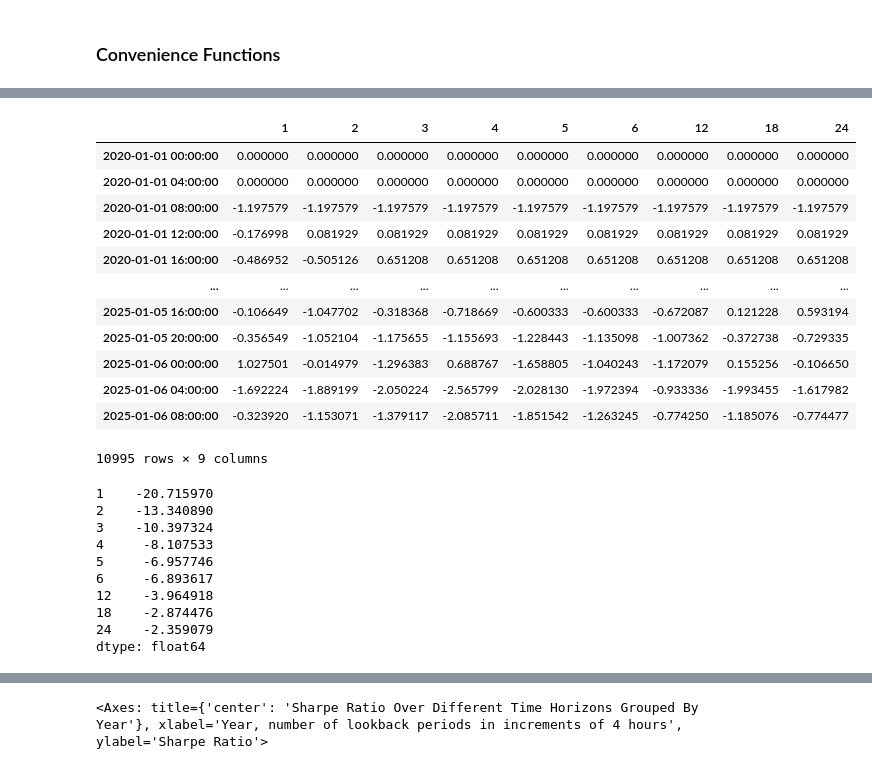
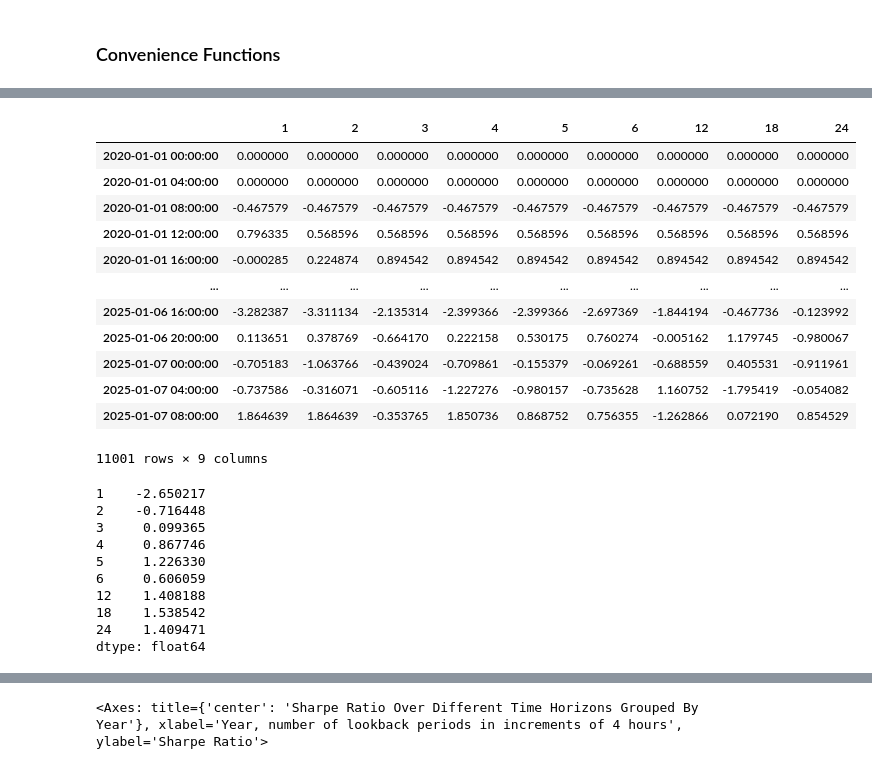
Before and after one commit to wbchristerson/jn-learning, a Jupyter notebook: cryptocurrency_stat_arb.ipynb, the cells around one changed output, grey strips where cells are left out. Cells and saved outputs as stored; diff of their text form; code cells hidden in the pictures.

```diff
--- a/cryptocurrency_stat_arb.ipynb
+++ b/cryptocurrency_stat_arb.ipynb
@@ -216,45 +202,45 @@ strat_1_gross_ret * 365
 # %%
 def get_strat_1_net_returns(strat_1_holdings, ret):
     #get_net_return(strat_holdings, ret)
     strat_1_net_ret = dict()
     for t in strat_1_holdings.keys():
         strat_1_net_ret[t] = get_net_return(strat_1_holdings[t], ret)
 
     return pd.DataFrame(strat_1_net_ret)
 
-strat_1_net_daily_ret = get_strat_1_net_returns(strat_1_holdings, ret)
-strat_1_net_daily_ret * 365
+strat_1_gross_daily_ret = get_strat_1_gross_returns(strat_1_holdings, ret)
+strat_1_gross_daily_ret * 365
 # %% [output]
 |  | 1 | 2 | 3 | 4 | 5 | 6 | 12 | 18 | 24 |
 | 2020-01-01 00:00:00 | 0.000000 | 0.000000 | 0.000000 | 0.000000 | 0.000000 | 0.000000 | 0.000000 | 0.000000 | 0.000000 |
 | 2020-01-01 04:00:00 | 0.000000 | 0.000000 | 0.000000 | 0.000000 | 0.000000 | 0.000000 | 0.000000 | 0.000000 | 0.000000 |
-| 2020-01-01 08:00:00 | -1.197579 | -1.197579 | -1.197579 | -1.197579 | -1.197579 | -1.197579 | -1.197579 | -1.197579 | -1.197579 |
-| 2020-01-01 12:00:00 | -0.176998 | 0.081929 | 0.081929 | 0.081929 | 0.081929 | 0.081929 | 0.081929 | 0.081929 | 0.081929 |
-| 2020-01-01 16:00:00 | -0.486952 | -0.505126 | 0.651208 | 0.651208 | 0.651208 | 0.651208 | 0.651208 | 0.651208 | 0.651208 |
+| 2020-01-01 08:00:00 | -0.467579 | -0.467579 | -0.467579 | -0.467579 | -0.467579 | -0.467579 | -0.467579 | -0.467579 | -0.467579 |
+| 2020-01-01 12:00:00 | 0.796335 | 0.568596 | 0.568596 | 0.568596 | 0.568596 | 0.568596 | 0.568596 | 0.568596 | 0.568596 |
+| 2020-01-01 16:00:00 | -0.000285 | 0.224874 | 0.894542 | 0.894542 | 0.894542 | 0.894542 | 0.894542 | 0.894542 | 0.894542 |
 | ... | ... | ... | ... | ... | ... | ... | ... | ... | ... |
-| 2025-01-05 16:00:00 | -0.106649 | -1.047702 | -0.318368 | -0.718669 | -0.600333 | -0.600333 | -0.672087 | 0.121228 | 0.593194 |
-| 2025-01-05 20:00:00 | -0.356549 | -1.052104 | -1.175655 | -1.155693 | -1.228443 | -1.135098 | -1.007362 | -0.372738 | -0.729335 |
-| 2025-01-06 00:00:00 | 1.027501 | -0.014979 | -1.296383 | 0.688767 | -1.658805 | -1.040243 | -1.172079 | 0.155256 | -0.106650 |
-| 2025-01-06 04:00:00 | -1.692224 | -1.889199 | -2.050224 | -2.565799 | -2.028130 | -1.972394 | -0.933336 | -1.993455 | -1.617982 |
-| 2025-01-06 08:00:00 | -0.323920 | -1.153071 | -1.379117 | -2.085711 | -1.851542 | -1.263245 | -0.774250 | -1.185076 | -0.774477 |
+| 2025-01-06 16:00:00 | -3.282387 | -3.311134 | -2.135314 | -2.399366 | -2.399366 | -2.697369 | -1.844194 | -0.467736 | -0.123992 |
+| 2025-01-06 20:00:00 | 0.113651 | 0.378769 | -0.664170 | 0.222158 | 0.530175 | 0.760274 | -0.005162 | 1.179745 | -0.980067 |
+| 2025-01-07 00:00:00 | -0.705183 | -1.063766 | -0.439024 | -0.709861 | -0.155379 | -0.069261 | -0.688559 | 0.405531 | -0.911961 |
+| 2025-01-07 04:00:00 | -0.737586 | -0.316071 | -0.605116 | -1.227276 | -0.980157 | -0.735628 | 1.160752 | -1.795419 | -0.054082 |
+| 2025-01-07 08:00:00 | 1.864639 | 1.864639 | -0.353765 | 1.850736 | 0.868752 | 0.756355 | -1.262866 | 0.072190 | 0.854529 |
-10995 rows × 9 columns
+11001 rows × 9 columns
 # %%
 import numpy as np
 
 def get_strat_1_sr(strat_1_daily_ret):
     return strat_1_daily_ret.mean() / strat_1_daily_ret.std() * np.sqrt(365 * 24 / 4)
 
-strat_1_sr = get_strat_1_sr(strat_1_net_daily_ret)
-strat_1_sr
+strat_1_gross_sr = get_strat_1_sr(strat_1_gross_daily_ret)
+strat_1_gross_sr
 # %% [output]
-1    -20.715970
-2    -13.340890
-3    -10.397324
-4     -8.107533
-5     -6.957746
-6     -6.893617
-12    -3.964918
-18    -2.874476
-24    -2.359079
+1    -2.650217
+2    -0.716448
+3     0.099365
+4     0.867746
+5     1.226330
+6     0.606059
+12    1.408188
+18    1.538542
+24    1.409471
 dtype: float64
 # %%
```
Also changed, not shown: parts of 54 cells of this notebook.
